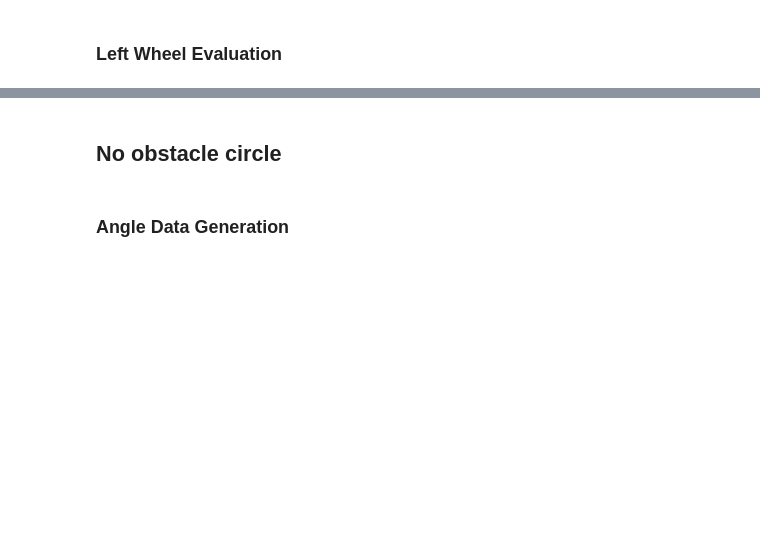
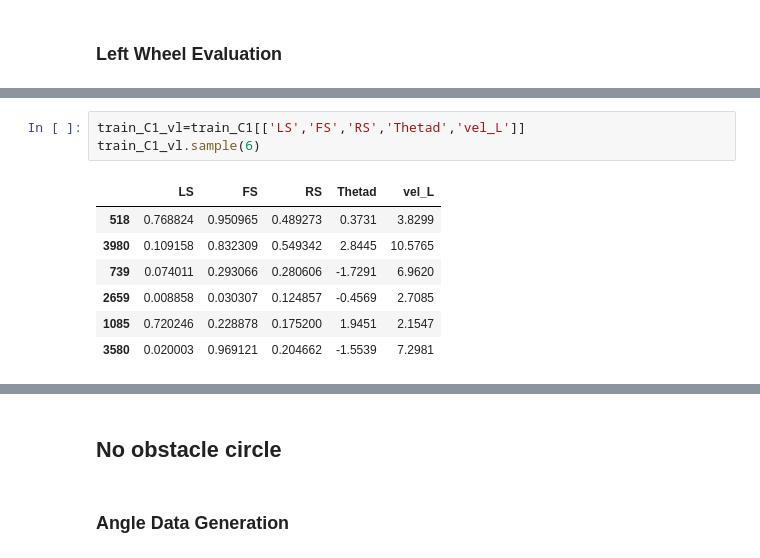
Before and after one commit to onlybuzy/Paper_Robot_Mobil, a Jupyter notebook: Data_gen.ipynb, the cells around one changed output, grey strips where cells are left out. Drawn from its saved outputs; the diff is of its cells as text; blank space fills up the shorter version.

```diff
--- a/Data_gen.ipynb
+++ b/Data_gen.ipynb
@@ -300,0 +612,11 @@ Df_C1_TrainR.to_csv('Df_C1_Train_R_2.csv',index=False)
+# %%
+train_C1_vl=train_C1[['LS','FS','RS','Thetad','vel_L']]
+train_C1_vl.sample(6)
+# %% [output]
+|  | LS | FS | RS | Thetad | vel_L |
+| 518 | 0.768824 | 0.950965 | 0.489273 | 0.3731 | 3.8299 |
+| 3980 | 0.109158 | 0.832309 | 0.549342 | 2.8445 | 10.5765 |
+| 739 | 0.074011 | 0.293066 | 0.280606 | -1.7291 | 6.9620 |
+| 2659 | 0.008858 | 0.030307 | 0.124857 | -0.4569 | 2.7085 |
+| 1085 | 0.720246 | 0.228878 | 0.175200 | 1.9451 | 2.1547 |
+| 3580 | 0.020003 | 0.969121 | 0.204662 | -1.5539 | 7.2981 |
```
Also changed, not shown: parts of 52 cells of this notebook, 9 other files.
